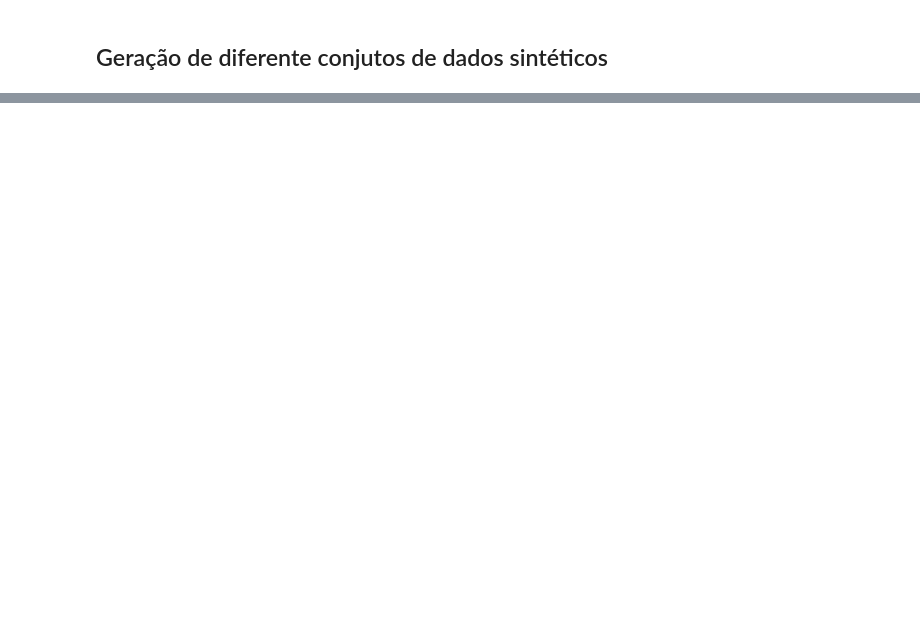
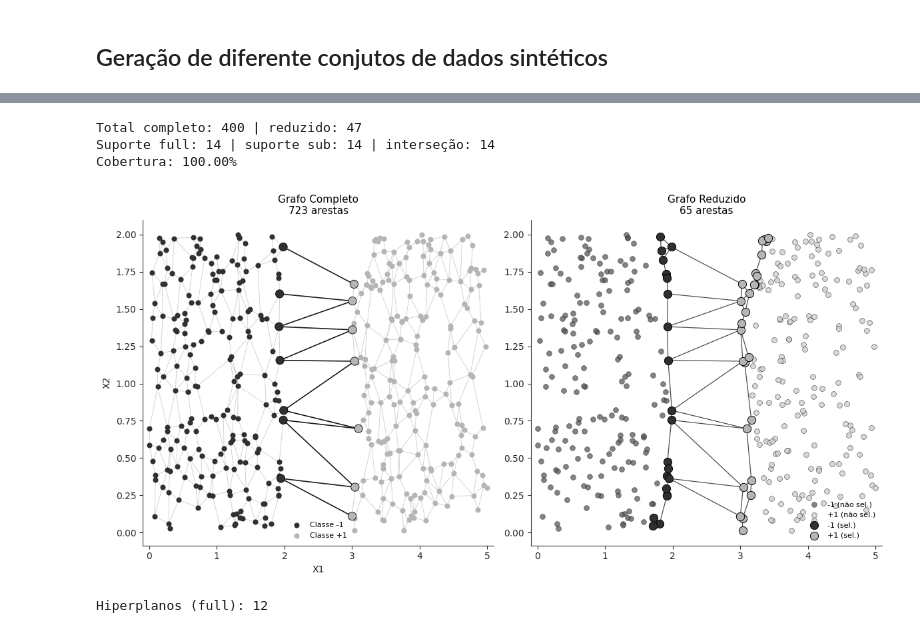
Before and after one commit to waks38/Redes-Neurais-Mestrado, a Jupyter notebook: Artigo1/Artigo 1.ipynb, the cells around one changed output, grey strips where cells are left out. Saved outputs shown, nothing was run; the diff lists cells and outputs as text; code cells hidden in the pictures; blank space fills up the shorter version.

```diff
--- a/Artigo1/Artigo 1.ipynb
+++ b/Artigo1/Artigo 1.ipynb
@@ -263,0 +160,71 @@ Ignoring fixed x limits to fulfill fixed data aspect with adjustable data limits
+# %%
+common_indices = np.array(sel_ind, dtype=int)
+print(f'Total completo: {x.shape[0]} | reduzido: {len(common_indices)}')
+support_vertices_full = set()
+for i,j in G1.support_edges():
+    support_vertices_full.add(int(i)); support_vertices_full.add(int(j))
+support_vertices_sub = set()
+for i,j in G2.support_edges():
+    support_vertices_sub.add(int(sel_ind[i])); support_vertices_sub.add(int(sel_ind[j]))
+inter_support = support_vertices_full & support_vertices_sub
+print(f'Suporte full: {len(support_vertices_full)} | suporte sub: {len(support_vertices_sub)} | interseção: {len(inter_support)}')
+if support_vertices_full:
+    print(f'Cobertura: {100*len(inter_support)/len(support_vertices_full):.2f}%')
+# %% [output]
+Total completo: 400 | reduzido: 47
+Suporte full: 14 | suporte sub: 14 | interseção: 14
+Cobertura: 100.00%
+# %%
+import matplotlib as mpl
+mpl.rcParams.update({'axes.edgecolor':'0.2','axes.labelcolor':'0.1','xtick.color':'0.15','ytick.color':'0.15'})
+color_neg='#303030'; color_pos='#b5b5b5'
+non_mask = np.ones(len(x), dtype=bool); non_mask[sel_ind]=False
+x_non = x[non_mask]; y_non = y[non_mask]
+fig, axs = plt.subplots(1,2, figsize=(12,6))
+# Painel 1
+ax = axs[0]
+ax.set_title(f'Grafo Completo\n{num_edges} arestas', fontsize=11)
+for (i,j) in edges:
+    ax.plot([x[i,0],x[j,0]],[x[i,1],x[j,1]],color='#c8c8c8',lw=0.55,zorder=0)
+sup_edges_full = list(G1.support_edges())
+sup_vertices_full = set()
+for i,j in sup_edges_full:
+    ax.plot([x[i,0],x[j,0]],[x[i,1],x[j,1]],color='#1f1f1f',lw=1.2,zorder=1)
+    sup_vertices_full.add(int(i)); sup_vertices_full.add(int(j))
+ax.scatter(x[y==-1,0],x[y==-1,1],s=34,c=color_neg,edgecolors='k',linewidths=0,label='Classe -1',zorder=2)
+ax.scatter(x[y==1,0], x[y==1,1], s=34,c=color_pos,edgecolors='k',linewidths=0,label='Classe +1',zorder=2)
+sup_vertices_full = np.array(list(sup_vertices_full))
+if len(sup_vertices_full):
+    ax.scatter(x[sup_vertices_full,0],x[sup_vertices_full,1],
+               s=78,c=[color_neg if yy==-1 else color_pos for yy in y[sup_vertices_full]],
+               edgecolors='k',linewidths=0.6,zorder=3)
+ax.set_xlabel('X1'); ax.set_ylabel('X2')
+# Painel 2
+ax = axs[1]
+ax.set_title(f'Grafo Reduzido\n{num_edges2} arestas', fontsize=11)
+ax.scatter(x_non[y_non==-1,0],x_non[y_non==-1,1],s=32,c='#5a5a5a',edgecolors='k',linewidths=0.35,alpha=0.75,label='-1 (não sel.)',zorder=0)
+ax.scatter(x_non[y_non==1,0], x_non[y_non==1,1], s=32,c='#d2d2d2',edgecolors='k',linewidths=0.35,alpha=0.85,label='+1 (não sel.)',zorder=0)
+for (i,j) in edges2:
+    ax.plot([x_sel[i,0],x_sel[j,0]],[x_sel[i,1],x_sel[j,1]],color='#4f4f4f',lw=0.9,zorder=1)
+ax.scatter(x_sel[y_sel==-1,0],x_sel[y_sel==-1,1],s=78,c=color_neg,edgecolors='k',linewidths=0.7,label='-1 (sel.)',zorder=2)
+ax.scatter(x_sel[y_sel==1,0], x_sel[y_sel==1,1], s=78,c=color_pos,edgecolors='k',linewidths=0.7,label='+1 (sel.)',zorder=2)
+for ax in axs:
+    ax.set_xlim(x[:,0].min()-.1, x[:,0].max()+.1)
+    ax.set_ylim(x[:,1].min()-.1, x[:,1].max()+.1)
+    for sp in ['top','right']: ax.spines[sp].set_visible(False)
+axs[0].legend(frameon=False, fontsize=8, loc='best')
+axs[1].legend(frameon=False, fontsize=8, loc='best')
+plt.tight_layout(); plt.show()
+fig.savefig('gabriel_graph_comparison.png', dpi=300)
+# %% [output]
+[figure, added]
+# %%
+support_edges = list(G1.support_edges())
+hyperplanes = []
+for (i,j) in support_edges:
+    mid = (G1.X[i] + G1.X[j]) / 2.0
+    normal = G1.X[j] - G1.X[i]
+    hyperplanes.append((mid, normal))
+print(f'Hiperplanos (full): {len(hyperplanes)}')
+# %% [output]
+Hiperplanos (full): 12
```
Also changed, not shown: parts of 21 cells of this notebook, 6 other files.
